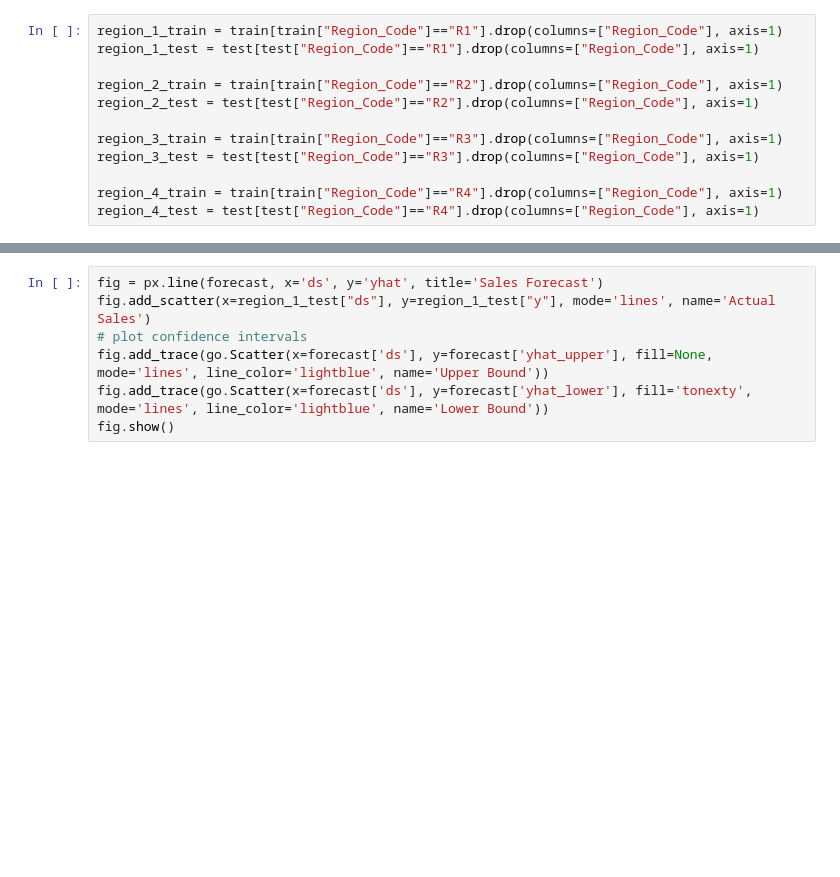
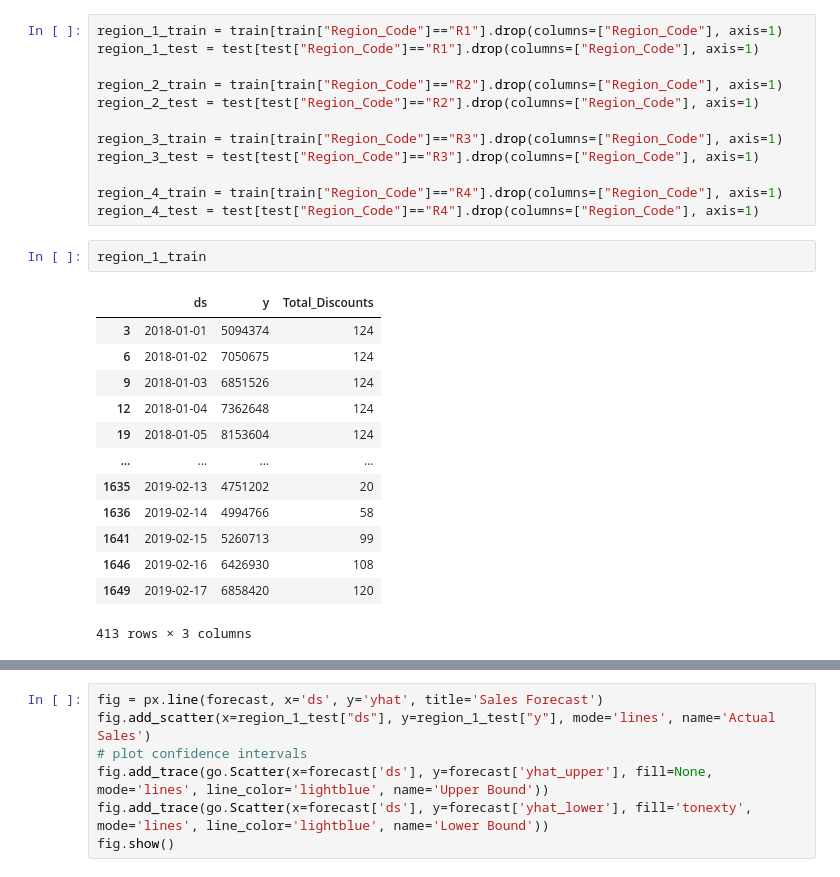
Before and after one commit to gautamnaik1994/SalesForecasting_ML_CaseStudy, a Jupyter notebook: notebooks/modelling/03.Prophet.ipynb, the cells around one changed output, grey strips where cells are left out. Drawn from its saved outputs; the diff is of its cells as text; blank space fills up the shorter version.

```diff
--- a/notebooks/modelling/03.Prophet.ipynb
+++ b/notebooks/modelling/03.Prophet.ipynb
@@ -110,6 +109,22 @@ region_3_test = test[test["Region_Code"]=="R3"].drop(columns=["Region_Code"], ax
 
 region_4_train = train[train["Region_Code"]=="R4"].drop(columns=["Region_Code"], axis=1)
 region_4_test = test[test["Region_Code"]=="R4"].drop(columns=["Region_Code"], axis=1)
+# %%
+region_1_train
+# %% [output]
+|  | ds | y | Total_Discounts |
+| 3 | 2018-01-01 | 5094374 | 124 |
+| 6 | 2018-01-02 | 7050675 | 124 |
+| 9 | 2018-01-03 | 6851526 | 124 |
+| 12 | 2018-01-04 | 7362648 | 124 |
+| 19 | 2018-01-05 | 8153604 | 124 |
+| ... | ... | ... | ... |
+| 1635 | 2019-02-13 | 4751202 | 20 |
+| 1636 | 2019-02-14 | 4994766 | 58 |
+| 1641 | 2019-02-15 | 5260713 | 99 |
+| 1646 | 2019-02-16 | 6426930 | 108 |
+| 1649 | 2019-02-17 | 6858420 | 120 |
+413 rows × 3 columns
 # %%
 m = Prophet(holidays=holiday_df, yearly_seasonality=True, weekly_seasonality=True, seasonality_mode="multiplicative", holidays_prior_scale=0.01, seasonality_prior_scale=0.01, changepoint_prior_scale=0.01)
 m.add_seasonality(name='monthly', period=30.5, fourier_order=5)
```
Also changed, not shown: parts of 28 cells of this notebook, 15 other files.
